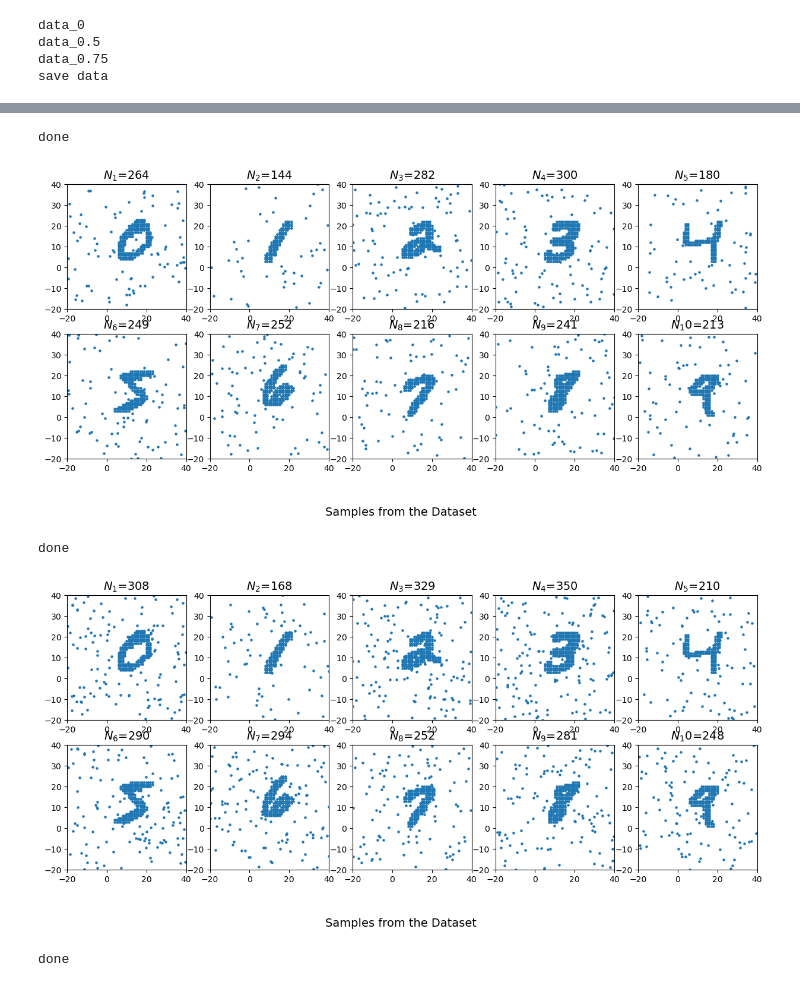
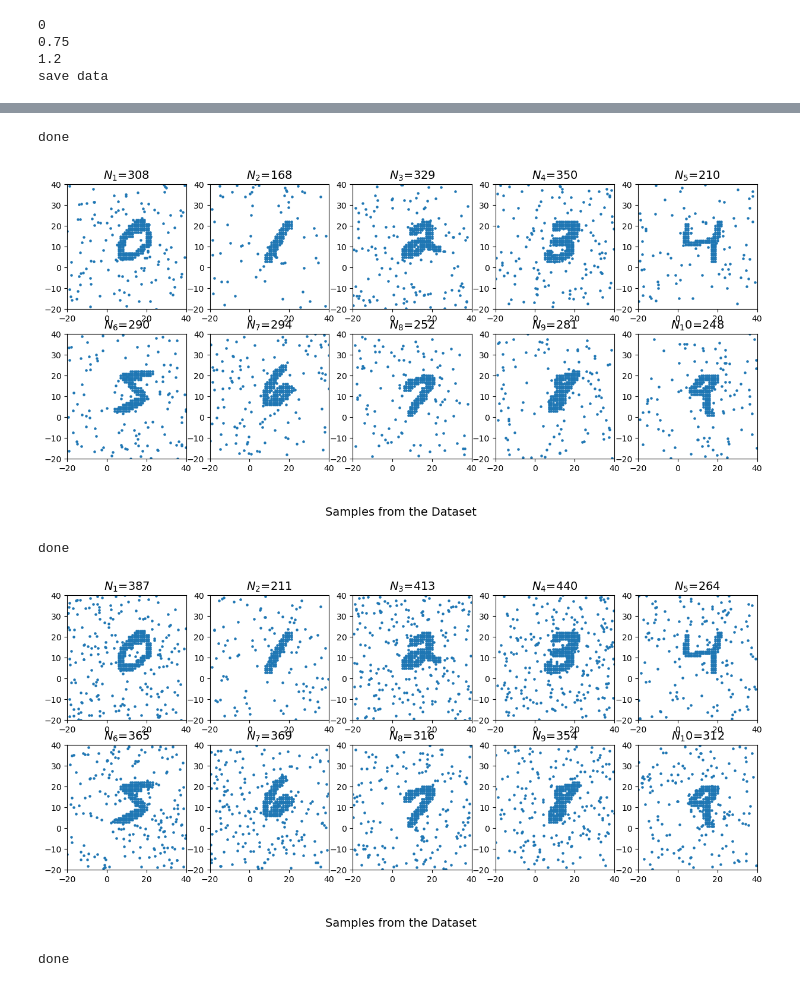
Before and after one commit to yikun-baio/LinearOPT, a Jupyter notebook: pca.ipynb, the cells around one changed output, grey strips where cells are left out. Drawn from its saved outputs; the diff is of its cells as text; code cells hidden in the pictures.

```diff
--- a/pca.ipynb
+++ b/pca.ipynb
@@ -18,59 +26,60 @@ from lib.tools import *
 # %%
 # load data, and add noise
 
-data0=torch.load('experiment/pca/data/MNIST_noP.pt')
+data0=torch.load('experiment/data/MNIST/pca.pt')
 
 data_list={}
-data_list['data_0']=data0
-per1=0.5
-per2=0.75
+data_list['0']=data0
+per1=0.75
+per2=1.20
 
-X0_list,label_list=data0[0],data0[1]
+X0_list,p0_list,label_list=data0
 label_list=np.array(label_list)
-M=len(X0_list)
 for per in [0,per1,per2]:
     X_list=list()
-    for i in range(M):
-        Xi=X0_list[i]
+    p_list=list()
+    for i,(Xi,pi,label) in enumerate(zip(X0_list,p0_list,label_list)):
         N,d=Xi.shape
         n_noise=int(per*N)
         noise_i=np.random.uniform(low=[-20,-20],high=[40,40],size=(n_noise,d))
+        noise_pi=np.ones(n_noise)/n_noise*per
         Xi_noise=np.concatenate((Xi,noise_i))
-
+        pi_noise=np.concatenate((pi,noise_pi))
         X_list.append(Xi_noise)
+        p_list.append(pi_noise)
     X_list=np.asarray(X_list)
-    data_list['data_'+str(per)]=(X_list,label_list)
-torch.save(data_list,'experiment/pca/data/MNIST_noise.pt')
+    p_list=np.asarray(p_list)
+    data_list[str(per)]=(X_list,p_list,label_list)
+torch.save(data_list,'experiment/data/MNIST/pca_noise.pt')
 
 for key in data_list:
     print(key)
 print('save data')
 
 for per in [0,per1,per2]:
     k=5
-    X_list,label_list=data_list['data_'+str(per)]
+    X_list,p_list,label_list=data_list[str(per)]
     fig,ax=plt.subplots(2,5,figsize=(3*5,3*2))
     ind=0
     for i in range(10):
-
         X=X_list[i*300]
         ax[int(i/5),i%5].scatter(X[:,0],X[:,1],s=5)
         ax[int(i/5),i%5].set_title(r'$N_%d$=%d'%(i+1,X.shape[0]),fontsize=14)
         ax[int(i/5),i%5].set_xlim(-20,40)
         ax[int(i/5),i%5].set_ylim(-20,40)
     fig.text(0.5, -0.05, 'Samples from the Dataset', ha='center',fontsize=14)
     plt.show()
     print('done')
 # %% [output]
-data_0
-data_0.5
-data_0.75
+0
+0.75
+1.2
 save data
 [figure]
 done
-[figure, old version]
+[figure, new version]
 done
-[figure, old version]
+[figure, new version]
 done
 # %%
 # choose 3 labels and save the data
```
Also changed, not shown: parts of 16 cells of this notebook, 4 other files.
